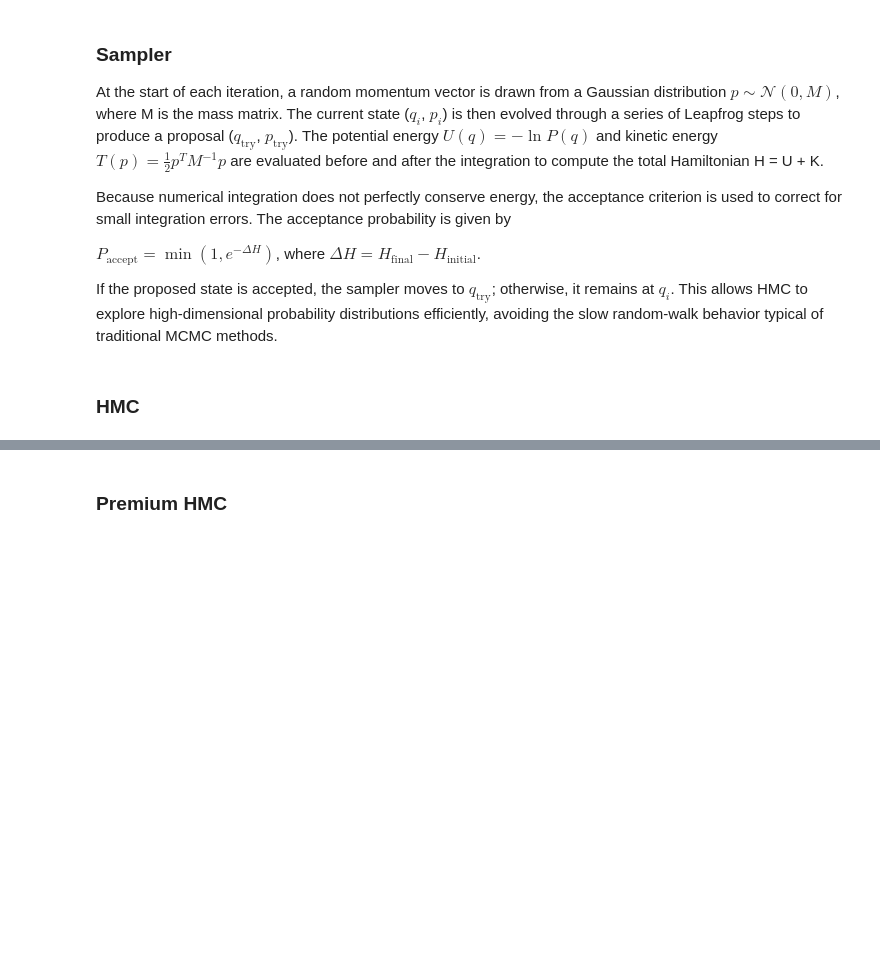
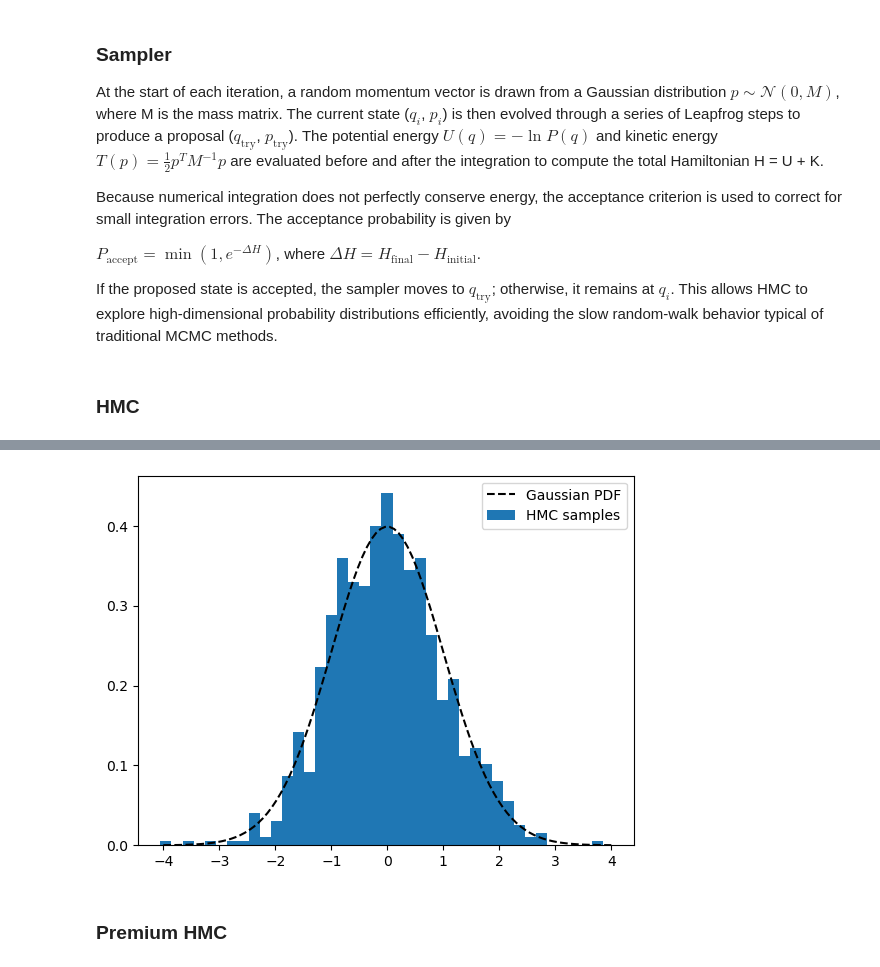
Before and after one commit to ua-2025q3-astr501-513/p1-the-physics-team, a Jupyter notebook: doc/theory.ipynb, the cells around one changed output, grey strips where cells are left out. Drawn from its saved outputs; the diff is of its cells as text; code cells hidden in the pictures; blank space fills up the shorter version.

```diff
--- a/doc/theory.ipynb
+++ b/doc/theory.ipynb
@@ -265,3 +306,17 @@ def Hmc(q0, Nsamples, dt, Nsteps, L, Mass, burnin=0, rng_key=None):
+# %%
+key = random.PRNGKey(42)
+q0 = jnp.array([2.0])
+samples = Hmc(q0=q0, Nsamples=1000, dt=0.5, Nsteps=2, L=Gaussian1D, Mass=jnp.eye(1), burnin=20, rng_key=key)
+# ==== Plot expected vs. samps
+x_vals = np.linspace(-4, 4, 100)
+y_vals = np.array([Gaussian1D(jnp.array([x]), mu=0.0, sigma=1.0) for x in x_vals])/np.sqrt(2*np.pi)
+
+plt.plot(x_vals, y_vals, label='Gaussian PDF',color='black',linestyle='dashed')
+plt.hist(samples.ravel(), density=True, label='HMC samples',bins=40)
+plt.legend()
+plt.show()
+# %% [output]
+[figure, added]
 # %% [markdown]
 ### Premium HMC
 # %%
```
Also changed, not shown: parts of 17 cells of this notebook.
